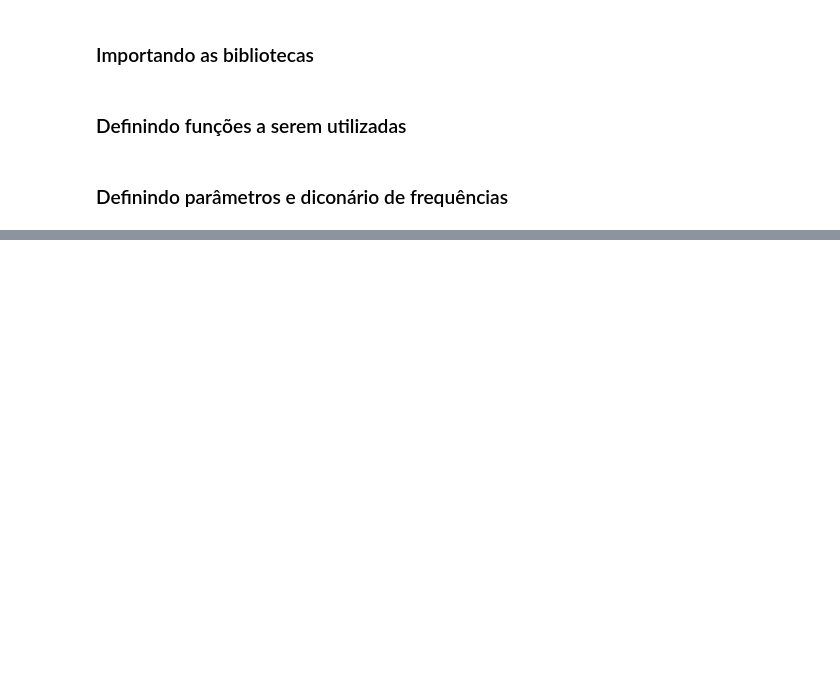
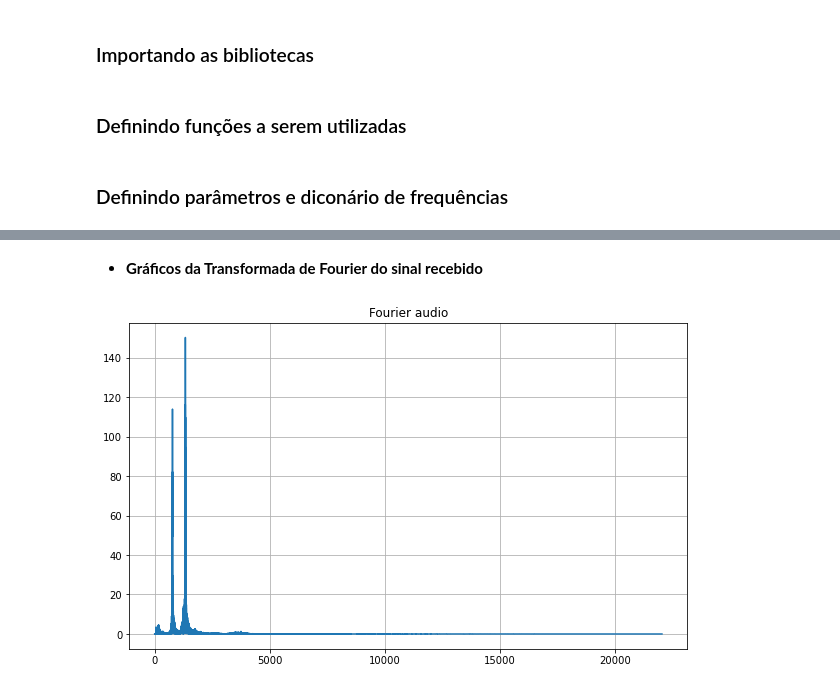
Before and after one commit to beatrizcf2/projeto-camfis, a Jupyter notebook: Projeto7/decode.ipynb, the cells around one changed output, grey strips where cells are left out. Saved outputs shown, nothing was run; the diff lists cells and outputs as text; code cells hidden in the pictures; blank space fills up the shorter version.

```diff
--- a/Projeto7/decode.ipynb
+++ b/Projeto7/decode.ipynb
@@ -97,0 +123,4 @@ plt.show()
+# %%
+dados1 = np.ndarray(shape=(132300,),dtype=np.float32)
+for i in range(0,dados1.shape[0]):
+    dados1[i] = audio[i][0]
@@ -97,0 +156,9 @@ plt.show()
+# %% [markdown]
+<div id="fourier1"></div>
+
+
+* **Gráficos da Transformada de Fourier do sinal recebido**
+# %%
+signal.plotFFT(dados1,fs)
+# %% [output]
+[figure, added]
```
Also changed, not shown: parts of 46 cells of this notebook, 10 other files.
